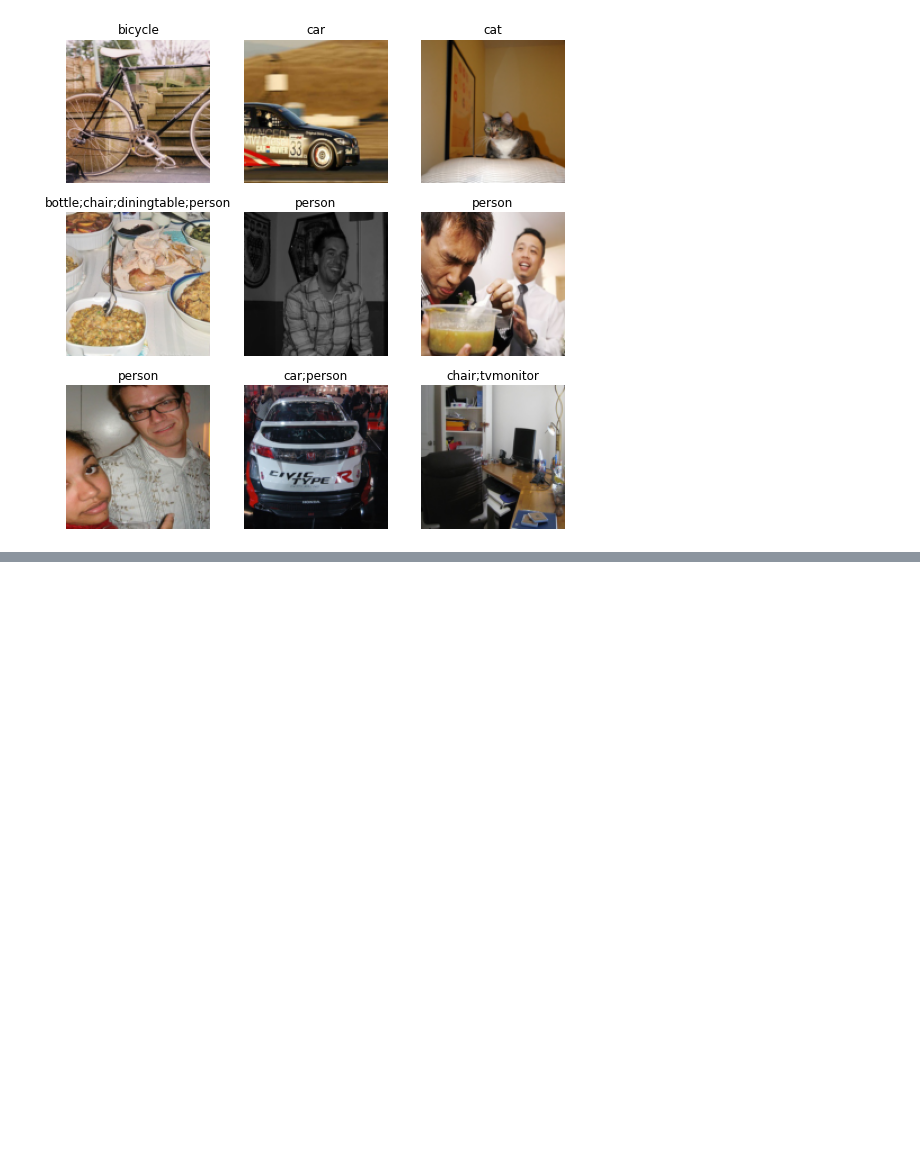
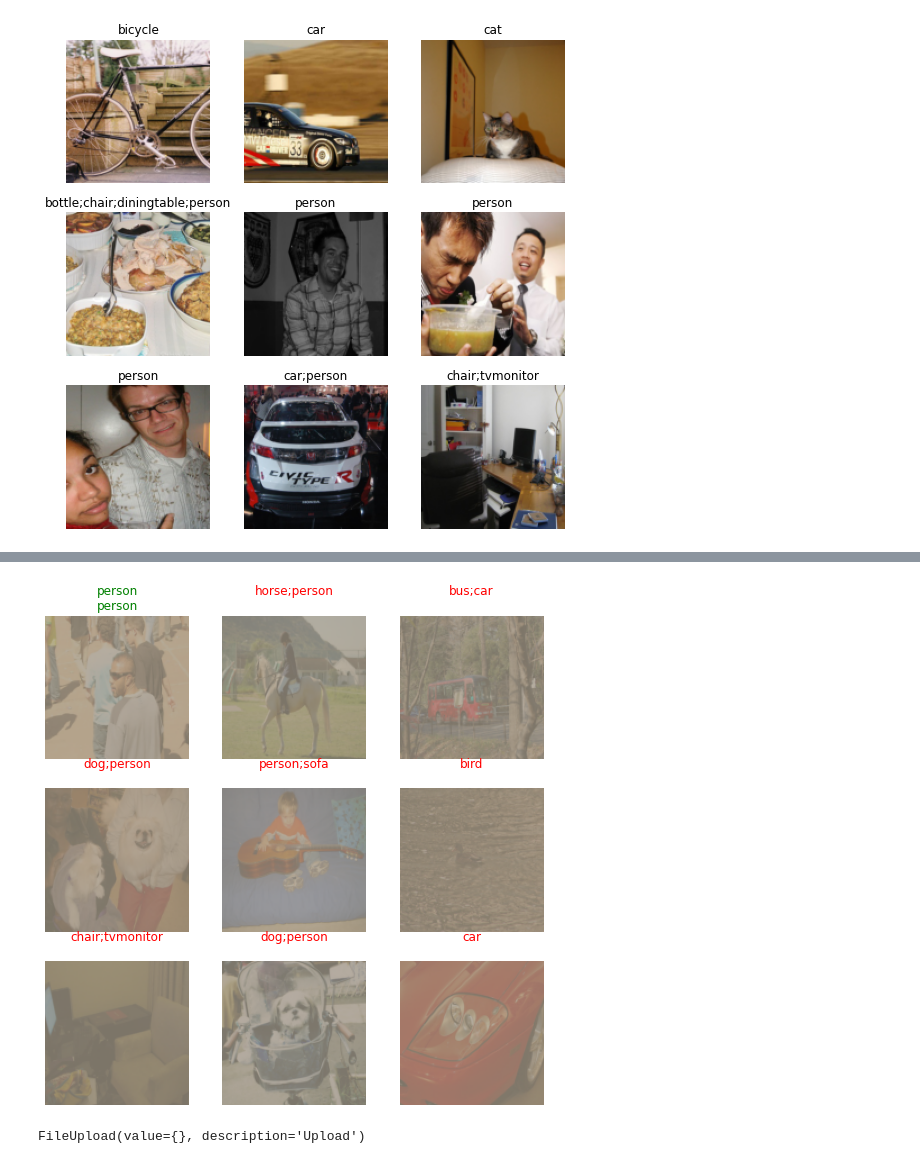
Before and after one commit to LukeWeidenwalker/fastai-notebooks, a Jupyter notebook: 06_pascal_multicat.ipynb, the cells around one changed output, grey strips where cells are left out. Cells and saved outputs as stored; diff of their text form; code cells hidden in the pictures; blank space fills up the shorter version.

Commit message:
created an initial learner that seems to never predict anything..

```diff
--- a/06_pascal_multicat.ipynb
+++ b/06_pascal_multicat.ipynb
@@ -66,3 +62,6 @@ dls = pascal_block.dataloaders(df)
 dls.show_batch()
 # %% [output]
 [figure]
+# %%
+learn = cnn_learner(dls, resnet34, metrics=accuracy_multi)
+learn.fine_tune(3, freeze_epochs=2)
@@ -68,0 +77,3 @@ dls.show_batch()
+# %%
+learn.show_results()
+# %% [output]
@@ -68,0 +81,6 @@ dls.show_batch()
+[figure, added]
+# %%
+upload = FileUpload()
+upload
+# %% [output]
+FileUpload(value={}, description='Upload')
```
Also changed, not shown: parts of 8 cells of this notebook.
